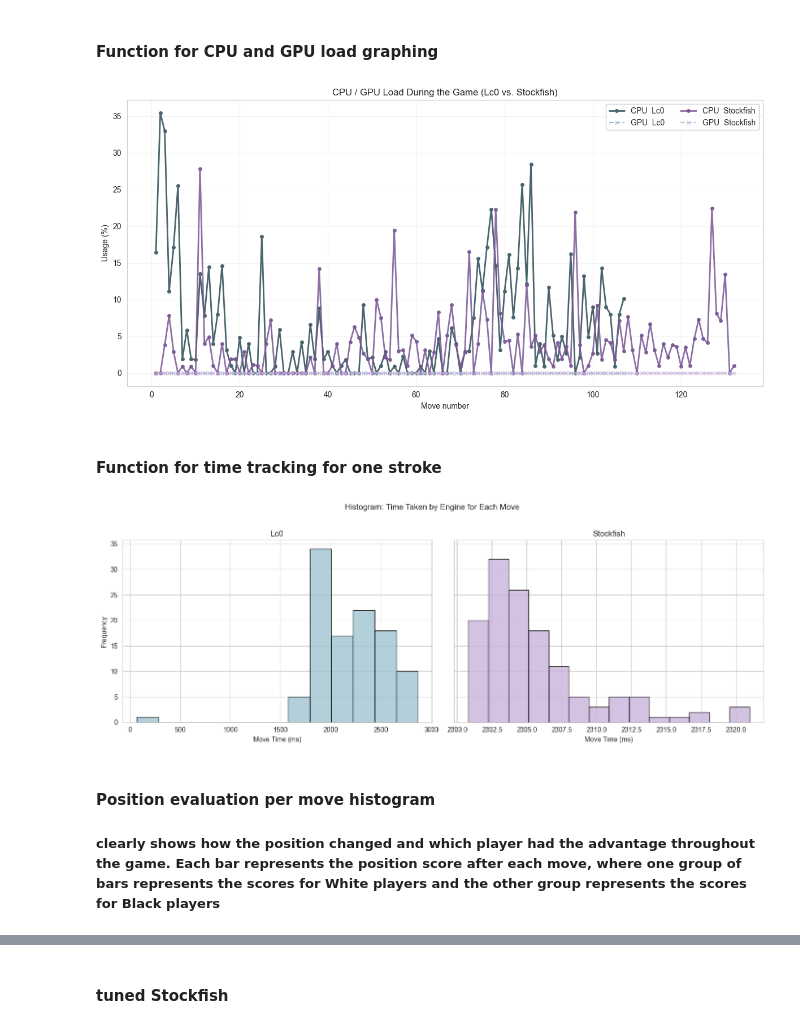
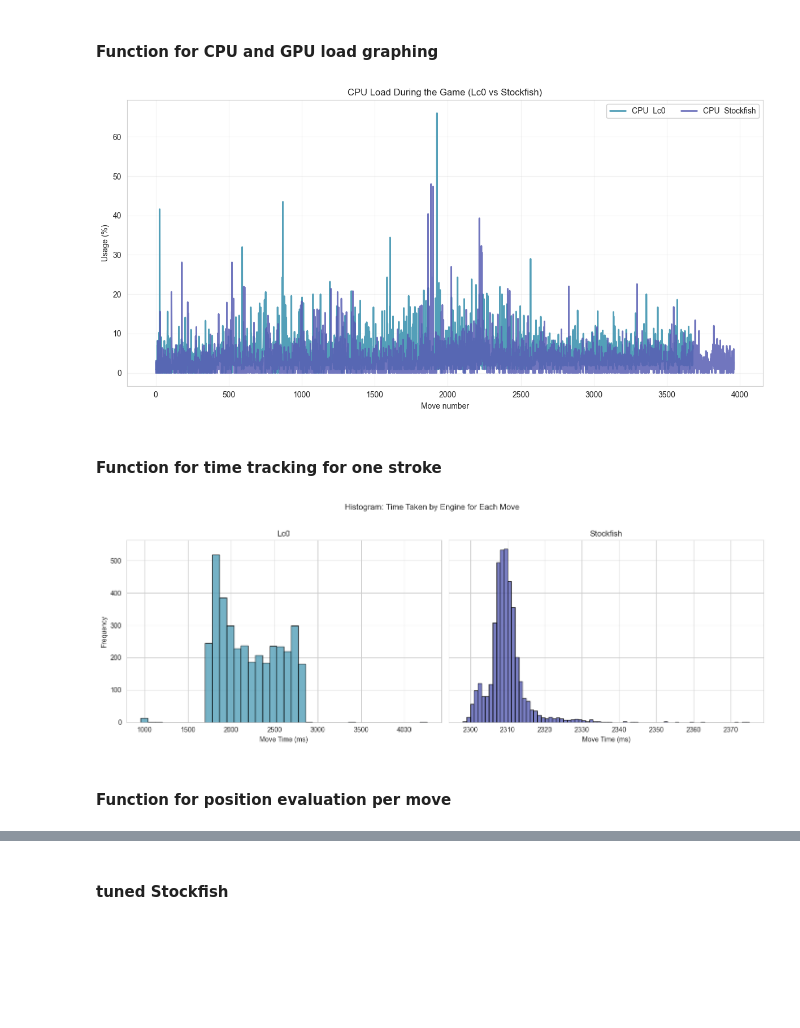
Before and after one commit to meomato/AI-chess-engines, a Jupyter notebook: lc0-and-stockfish.ipynb, the cells around one changed output, grey strips where cells are left out. Saved outputs shown, nothing was run; the diff lists cells and outputs as text; code cells hidden in the pictures; blank space fills up the shorter version.

Commit message:
multi-games, finished
last version, 30-games analysis was applied

```diff
--- a/lc0-and-stockfish.ipynb
+++ b/lc0-and-stockfish.ipynb
@@ -365,61 +384,52 @@ def play_full_game(engine_name,
 # %% [markdown]
 #### Sample Data
 # %%
-with open('results_lc0.pkl', 'rb') as f:
-    data_lc0 = pickle.load(f)
+with open('results_lc0_30.pkl', 'rb') as f:
+    ev_w_lc0, ev_b_lc0, cpu_lc0, gpu_lc0, t_lc0 = pickle.load(f)
 
-ev_w_lc0 = data_lc0['ev_w_lc0']
-ev_b_lc0 = data_lc0['ev_b_lc0']
-cpu_lc0  = data_lc0['cpu_lc0']
-gpu_lc0  = data_lc0['gpu_lc0']
-t_lc0    = data_lc0['t_lc0']
+with open('results_sf_def_30.pkl', 'rb') as f:
+    ev_w_def, ev_b_def, cpu_sf_def, gpu_sf_def, t_sf_def = pickle.load(f)
 
-with open('results_sf_def.pkl', 'rb') as f:
-    data_sf_def = pickle.load(f)
+with open('results_sf_tuned_30.pkl', 'rb') as f:
+    ev_w_tun, ev_b_tun, cpu_sf_tun, gpu_sf_tun, t_sf_tun = pickle.load(f)
 
-ev_w_def    = data_sf_def['ev_w_def']
-ev_b_def    = data_sf_def['ev_b_def']
-cpu_sf_def  = data_sf_def['cpu_sf_def']
-gpu_sf_def  = data_sf_def['gpu_sf_def']
-t_sf_def    = data_sf_def['t_sf_def']
-
-with open('results_sf_tun.pkl', 'rb') as f:
-    data_sf_tun = pickle.load(f)
-
-ev_w_tun    = data_sf_tun['ev_w_tun']
-ev_b_tun    = data_sf_tun['ev_b_tun']
-cpu_sf_tun  = data_sf_tun['cpu_sf_tun']
-gpu_sf_tun  = data_sf_tun['gpu_sf_tun']
-t_sf_tun    = data_sf_tun['t_sf_tun']
+with open('results_h2h_30.pkl', 'rb') as f:
+    (h2h_evals_lc0, h2h_evals_sf,
+     h2h_cpu_lc0,  h2h_cpu_sf,
+     h2h_gpu_lc0,  h2h_gpu_sf,
+     h2h_times) = pickle.load(f)
 # %% [markdown]
 #### Function for CPU and GPU load graphing
 # %%
-def plot_load_overlay(cpu_lc0, gpu_lc0, cpu_sf, gpu_sf):
+def plot_load_lines(cpu_lc0, gpu_lc0, cpu_sf, gpu_sf, smooth=1):
+
+    def ma(arr, k):
+        if k <= 1: return np.array(arr)
+        return np.convolve(arr, np.ones(k)/k, mode='valid')
+
     x_lc0 = np.arange(1, len(cpu_lc0)+1)
     x_sf  = np.arange(1, len(cpu_sf)+1)
 
     fig, ax = plt.subplots(figsize=(12,6))
 
-    ax.plot(x_lc0, cpu_lc0,  label='CPU  Lc0',  color='#4a656d',
-            linewidth=2, marker='o', markersize=4)
-    ax.plot(x_lc0, gpu_lc0,  label='GPU  Lc0',  color='#9fc3d1',
-            linestyle='--', linewidth=1.6, marker='x', markersize=4)
+    ax.plot(x_lc0[smooth-1:], ma(cpu_lc0, smooth),
+            label='CPU  Lc0',  color='#539fb8', linewidth=2)
 
-    ax.plot(x_sf,  cpu_sf,   label='CPU  Stockfish',  color='#785695',
-            linewidth=2, marker='o', markersize=4, alpha=0.85)
-    ax.plot(x_sf,  gpu_sf,   label='GPU  Stockfish',  color='#c9b3db',
-            linestyle='--', linewidth=1.6, marker='x', markersize=4, alpha=0.85)
+    ax.plot(x_sf[smooth-1:],  ma(cpu_sf, smooth),
+            label='CPU  Stockfish',  color='#585eb3', linewidth=2, alpha=0.85)
 
     ax.set_xlabel('Move number')
     ax.set_ylabel('Usage (%)')
-    ax.set_title('CPU / GPU Load During the Game (Lc0 vs. Stockfish)')
+    ax.set_title('CPU Load During the Game (Lc0 vs Stockfish)')
     ax.grid(alpha=0.25)
     ax.legend(ncol=2, framealpha=0.95)
-    plt.tight_layout(); plt.show()
+    plt.tight_layout()
+    fig.savefig("cpu_load_comparison.png", dpi=300)
+    plt.show()
 
-plot_load_overlay(cpu_lc0, gpu_lc0, cpu_sf_def, gpu_sf_def)
+plot_load_lines(cpu_lc0, gpu_lc0, cpu_sf_def, gpu_sf_def, smooth=1)
 # %% [output]
-[figure, old version]
+[figure, new version]
 # %% [markdown]
 #### Function for time tracking for one stroke
 # %%
@@ -427,38 +437,38 @@ def fd_bin_width(data):
     q75, q25 = np.percentile(data, [75, 25])
     iqr = q75 - q25
     return max(1, 2 * iqr / len(data) ** (1/3))
 
 def plot_time_hist_side_by_side(times_lc0, times_sf,
-                                color_lc0='#9fc3d1', color_sf='#c9b3db'):
+                                color_lc0='#539fb8', color_sf='#585eb3'):
     bw1 = fd_bin_width(times_lc0)
     bw2 = fd_bin_width(times_sf)
 
     bins_lc0 = np.arange(min(times_lc0), max(times_lc0) + bw1, bw1)
     bins_sf  = np.arange(min(times_sf),  max(times_sf)  + bw2, bw2)
 
     fig, axes = plt.subplots(1, 2, figsize=(14, 5), sharey=True)
 
     axes[0].hist(times_lc0, bins=bins_lc0, color=color_lc0,
                  edgecolor='black', alpha=0.8)
     axes[0].set_title('Lc0')
     axes[0].set_xlabel('Move Time (ms)')
     axes[0].set_ylabel('Frequency')
 
     axes[1].hist(times_sf,  bins=bins_sf,  color=color_sf,
                  edgecolor='black', alpha=0.8)
     axes[1].set_title('Stockfish')
     axes[1].set_xlabel('Move Time (ms)')
 
     fig.suptitle('Histogram: Time Taken by Engine for Each Move', y=1.02)
     plt.tight_layout()
+    plt.savefig("move_time_hist.png", dpi=300)
     plt.show()
 
 plot_time_hist_side_by_side(t_lc0, t_sf_def)
 # %% [output]
-[figure, old version]
+[figure, new version]
 # %% [markdown]
-#### Position evaluation per move histogram
-##### clearly shows how the position changed and which player had the advantage throughout the game. Each bar represents the position score after each move, where one group of bars represents the scores for White players and the other group represents the scores for Black players
+####  Function for position evaluation per move
 # %%
 def pos_evaluation(white, black):
     w = [t[0] for t in white]
```
Also changed, not shown: parts of 15 cells of this notebook, 12 other files.
